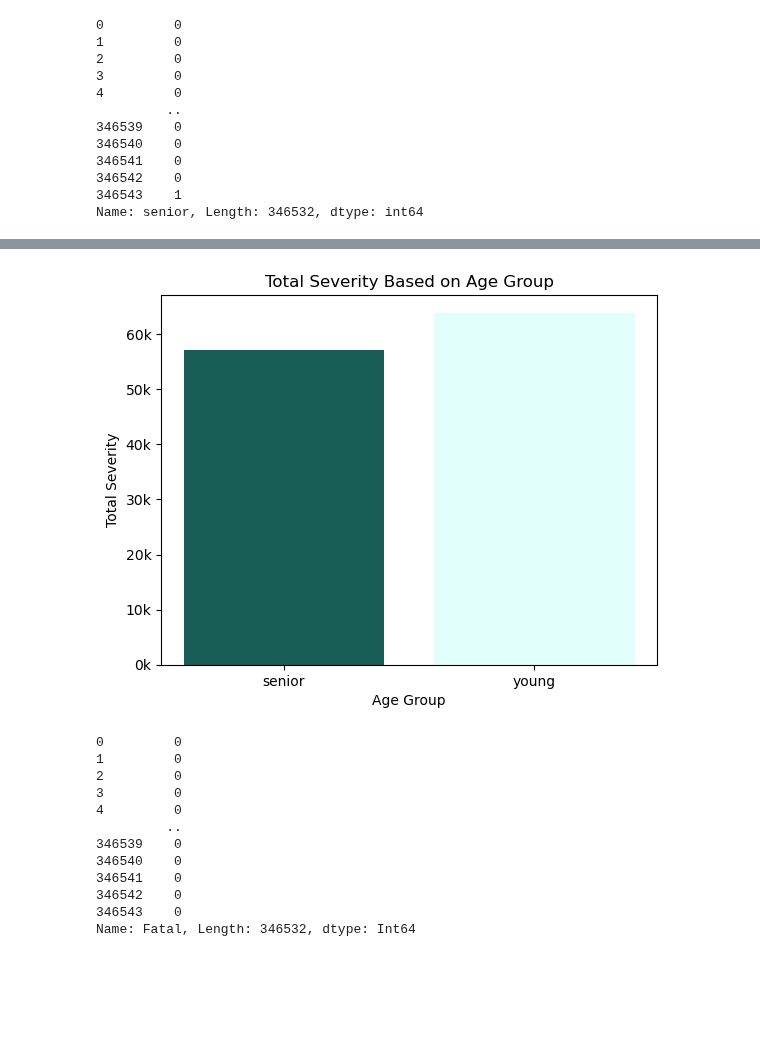
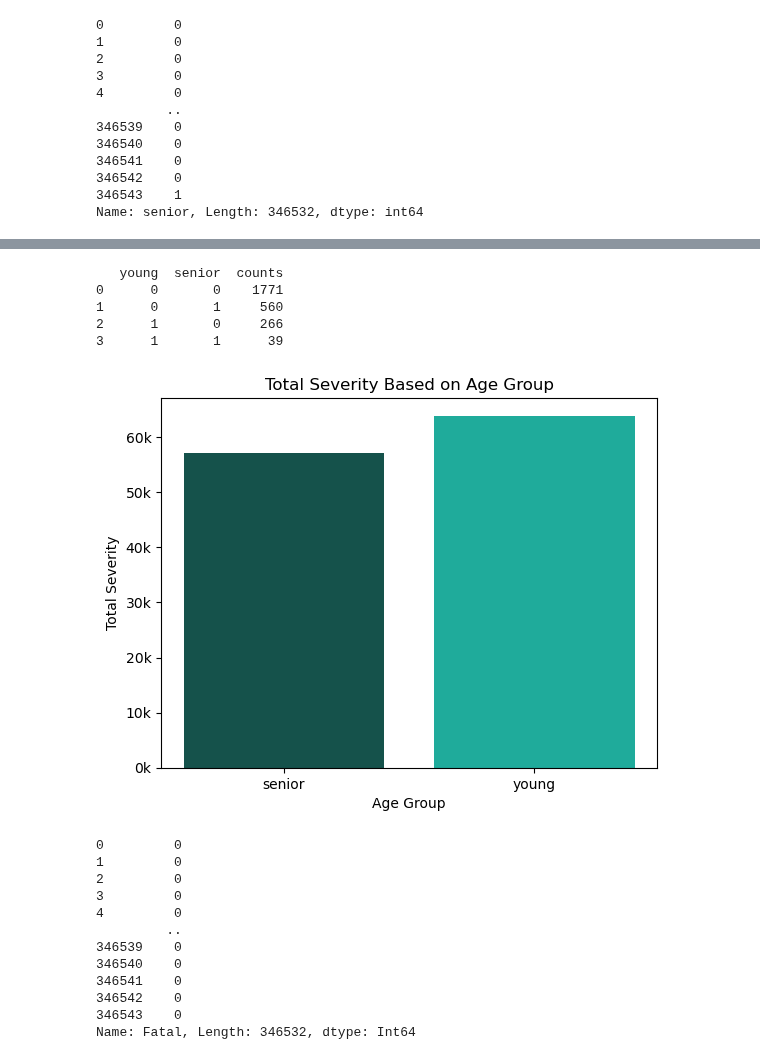
Before and after one commit to Eliab16/VDOT-crash-analysis, a Jupyter notebook: notebooks/VDOT_Analysis.ipynb, the cells around one changed output, grey strips where cells are left out. Cells and saved outputs as stored; diff of their text form; code cells hidden in the pictures; blank space fills up the shorter version.

```diff
--- a/notebooks/VDOT_Analysis.ipynb
+++ b/notebooks/VDOT_Analysis.ipynb
@@ -271,7 +265,7 @@ total crash Based on night and day
 # %%
 crash_data2.drop(crash_data2[crash_data2['night']==""].index,inplace=True)
 # %%
-mapping={'Yes':'Day','No':'Night'}
+mapping={'Yes':'Night','No':'Day'}
 # %%
 crash_data2['night'] = crash_data2['night'].replace(mapping)
 # %%
@@ -281,7 +275,7 @@ total2
 # %% [output]
 346532
 # %%
-colors3=['#195e56','#e0fffb']
+colors4=['#15524b','#1fab9b']
 # %%
 # total1 = crash_data[crash_data['night']!='']['night'].value_counts().values.sum()
 def fmt(x):
@@ -409,0 +368,8 @@ KeyError: 1
+# %%
+print(filter_df )
+# %% [output]
+   young  senior  counts
+0      0       0    1771
+1      0       1     560
+2      1       0     266
+3      1       1      39
@@ -413,14 +381,14 @@ crash_data2['senior'] = crash_data2['senior'].astype('Int64')
 # %%
 total_severity_senior = crash_data2['senior'].sum()
 total_severity_young = crash_data2['young'].sum()
 
 # Create the bar chart
-plt.bar(['senior', 'young'], [total_severity_senior, total_severity_young], color=colors3)
+plt.bar(['senior', 'young'], [total_severity_senior, total_severity_young], color=colors4)
 plt.gca().yaxis.set_major_formatter(ticker.FuncFormatter(lambda x,pos:'{0:g}k'.format(x/1000)))
 plt.savefig('Age Group', format='jpg')
 plt.xlabel('Age Group')
 plt.ylabel('Total Severity')
 plt.title('Total Severity Based on Age Group')
 plt.show()
 # %% [output]
-[figure, old version]
+[figure, new version]
```
Also changed, not shown: parts of 35 cells of this notebook.
